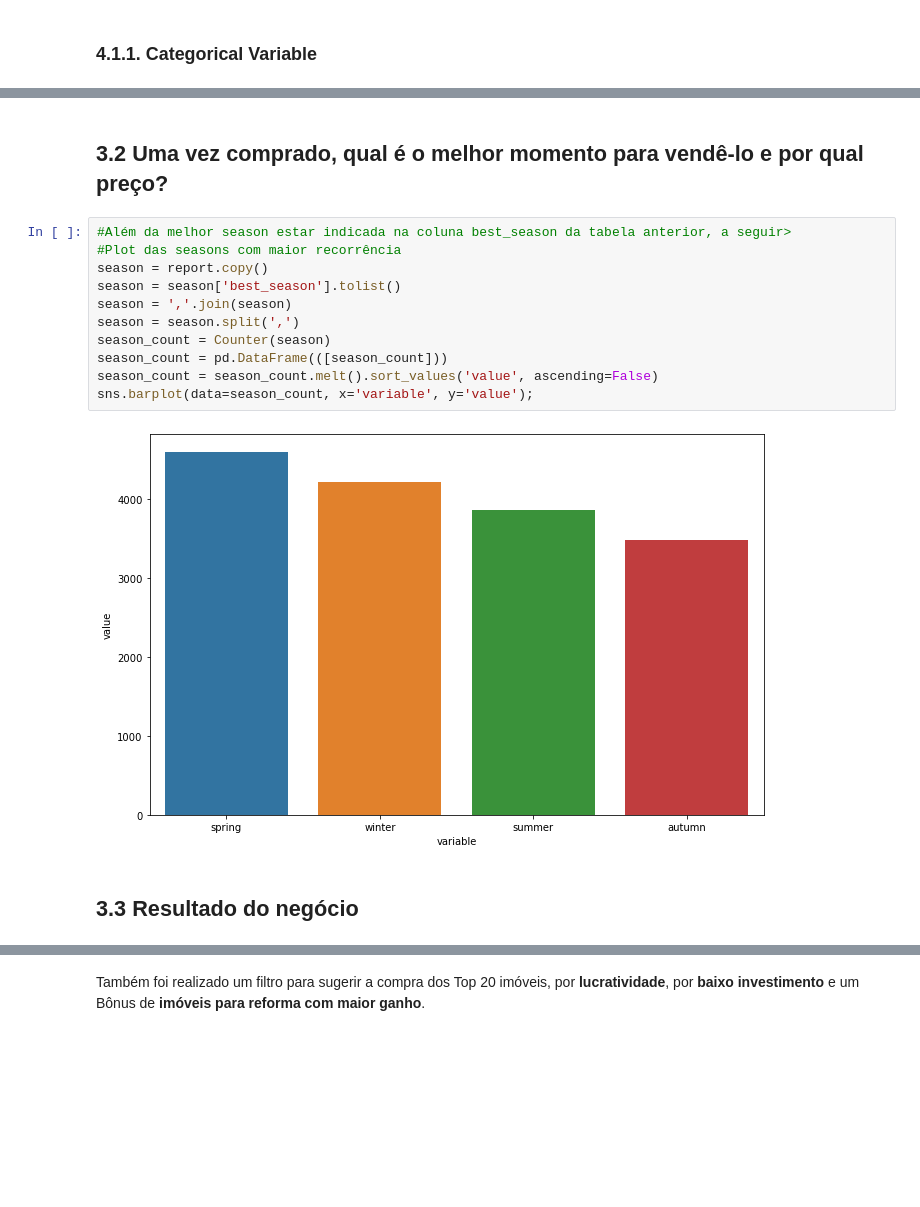
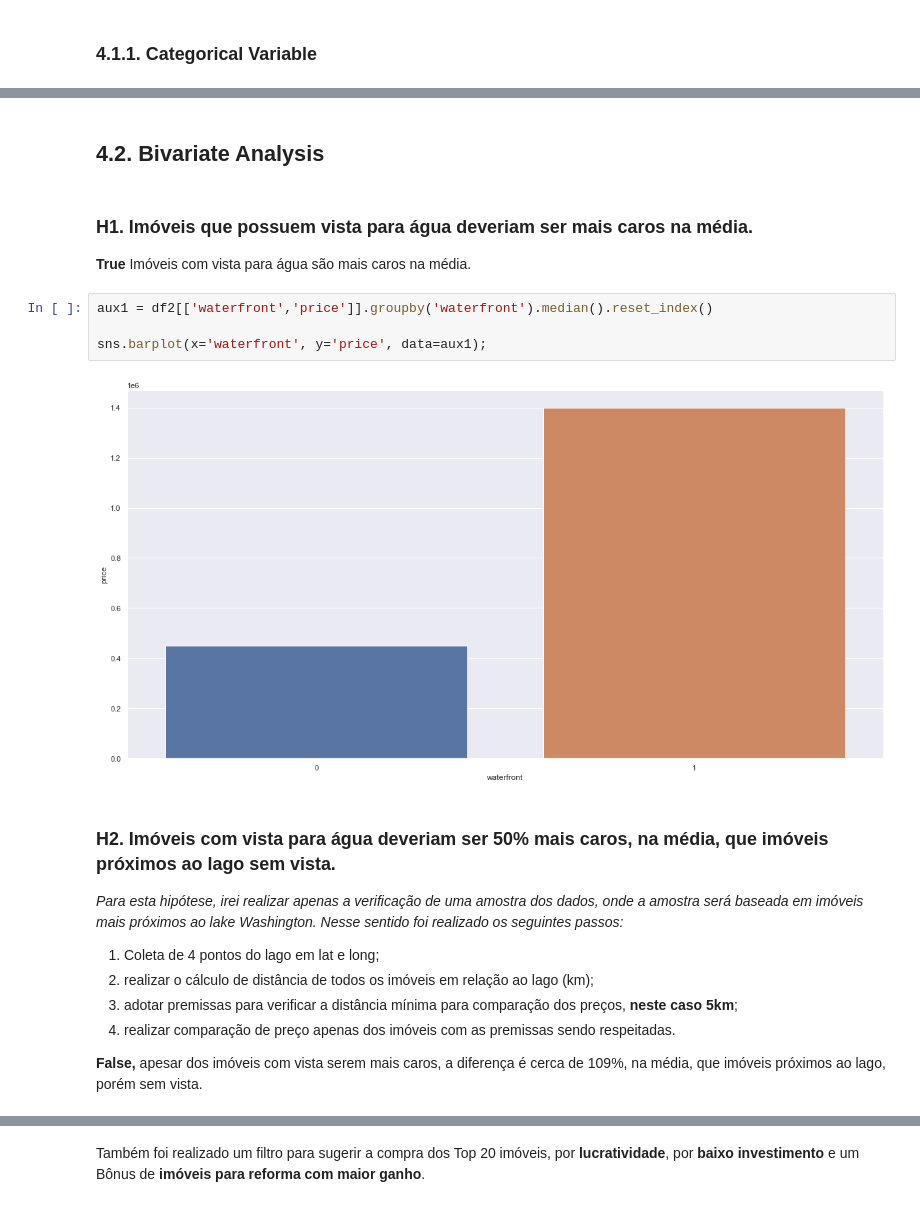
Before and after one commit to RaulBelarmino/house-rocket-insights, a Jupyter notebook: house-rocket-insights.ipynb, the cells around one changed output, grey strips where cells are left out. Drawn from its saved outputs; the diff is of its cells as text; blank space fills up the shorter version.

```diff
--- a/house-rocket-insights.ipynb
+++ b/house-rocket-insights.ipynb
@@ -581,17 +368,21 @@ report
-# %% [markdown]
-## 3.2 Uma vez comprado, qual é o melhor momento para vendê-lo e por qual preço?
-# %%
-#Além da melhor season estar indicada na coluna best_season da tabela anterior, a seguir>
-#Plot das seasons com maior recorrência
-season = report.copy()
-season = season['best_season'].tolist()
-season = ','.join(season)
-season = season.split(',')
-season_count = Counter(season)
-season_count = pd.DataFrame(([season_count]))
-season_count = season_count.melt().sort_values('value', ascending=False)
-sns.barplot(data=season_count, x='variable', y='value');
-# %% [output]
-[figure, removed]
-# %% [markdown]
-## 3.3 Resultado do negócio
+# %% [markdown]
+## 4.2. Bivariate Analysis
+# %% [markdown]
+### H1. Imóveis que possuem vista para água deveriam ser mais caros na média.
+**True** Imóveis com vista para água são mais caros na média.
+# %%
+aux1 = df2[['waterfront','price']].groupby('waterfront').median().reset_index()
+
+sns.barplot(x='waterfront', y='price', data=aux1);
+# %% [output]
+[figure, added]
+# %% [markdown]
+### H2. Imóveis com vista para água deveriam ser 50% mais caros, na média, que imóveis próximos ao lago sem vista.
+
+*Para esta hipótese, irei realizar apenas a verificação de uma amostra dos dados, onde a amostra será baseada em imóveis mais próximos ao lake Washington. Nesse sentido foi realizado os seguintes passos:*
+1. Coleta de 4 pontos do lago em lat e long;
+2. realizar o cálculo de distância de todos os imóveis em relação ao lago (km);
+3. adotar premissas para verificar a distância mínima para comparação dos preços, **neste caso 5km**;
+4. realizar comparação de preço apenas dos imóveis com as premissas sendo respeitadas.
+
+**False,** apesar dos imóveis com vista serem mais caros, a diferença é cerca de 109%, na média, que imóveis próximos ao lago, porém sem vista.
```
Also changed, not shown: parts of 84 cells of this notebook.
